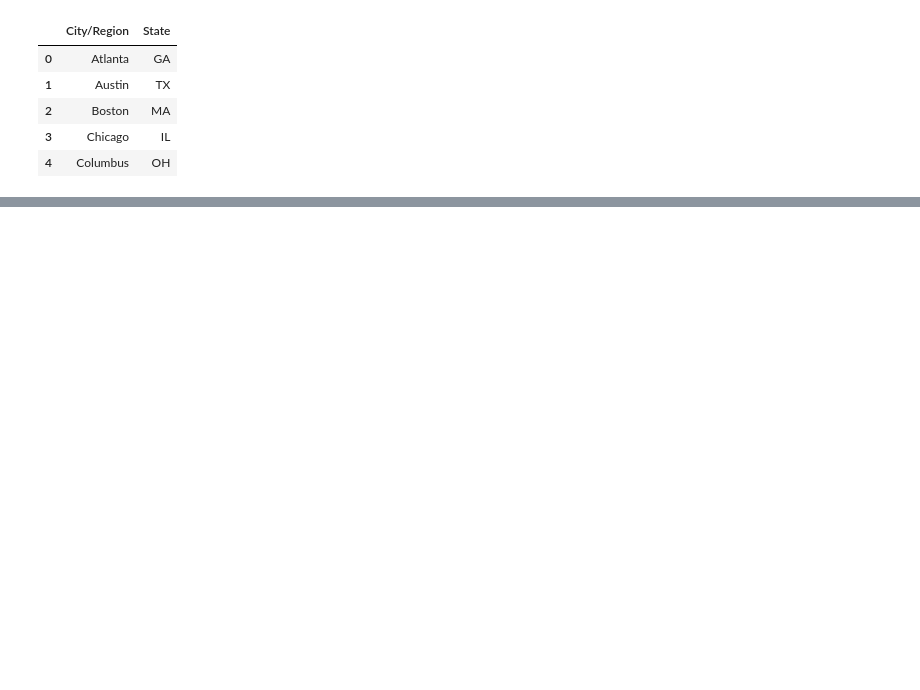
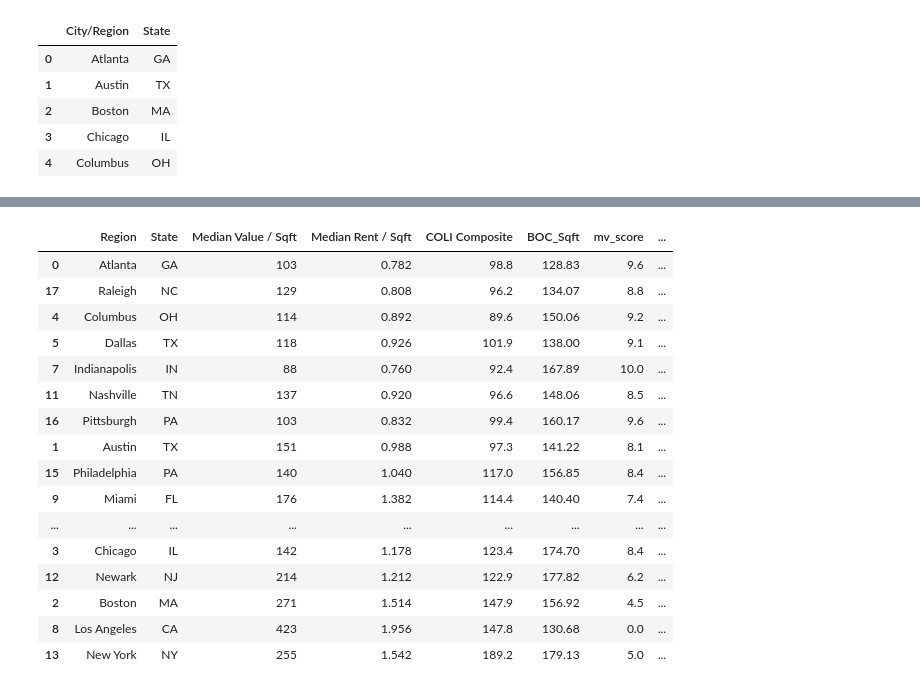
Before and after one commit to APK500/project-one, a Jupyter notebook: re_col_wip.ipynb, the cells around one changed output, grey strips where cells are left out. Saved outputs shown, nothing was run; the diff lists cells and outputs as text; code cells hidden in the pictures; blank space fills up the shorter version.

```diff
--- a/re_col_wip.ipynb
+++ b/re_col_wip.ipynb
@@ -34,3 +36,7 @@ mvsqft_df.head()
 | 2 | Chicago | IL | 142 |
 | 3 | Dallas | TX | 118 |
 | 4 | Philadelphia | PA | 140 |
+# %%
+# import office build out costs per city (JLL)
+office_boc_sqft = pd.read_csv("office_boc_sqft.csv")
+office_boc_sqft.head()
@@ -93,0 +69,7 @@ merged_df
+# %%
+# merging residential real estate costs, office real estate costs, and cost of living data part 2
+merged_df = pd.merge(new_df, coli_df,  how='left', left_on=['Region','State'], right_on = ['Urban Area','State'])
+merged_df = pd.merge(merged_df, office_boc_sqft, how='left', left_on=['Region','State'], right_on = ['City/Region','State'])
+del merged_df['Urban Area']
+del merged_df['City/Region']
+merged_df
@@ -93,0 +94,66 @@ merged_df
+# %%
+# set variables and rank median house value data
+mv_max = max(merged_df['Median Value / Sqft'])
+mv_min = min(merged_df['Median Value / Sqft'])
+mv_range = mv_max - mv_min
+merged_df['mv_score'] = 2.0
+
+for index, row in merged_df.iterrows():
+    score = (abs(row['Median Value / Sqft'] - mv_max))/mv_range*10
+    score = round(score, 1)
+    merged_df.set_value(index, 'mv_score', score)
+
+# set variables and rank median rent data
+mr_max = max(merged_df['Median Rent / Sqft'])
+mr_min = min(merged_df['Median Rent / Sqft'])
+mr_range = mr_max - mr_min
+merged_df['mr_score'] = 2.0
+
+for index, row in merged_df.iterrows():
+    score = (abs(row['Median Rent / Sqft'] - mr_max))/mr_range*10
+    score = round(score, 1)
+    merged_df.set_value(index, 'mr_score', score)
+
+# set variables and rank coli data
+coli_max = max(merged_df['COLI Composite'])
+coli_min = min(merged_df['COLI Composite'])
+coli_range = coli_max - coli_min
+merged_df['coli_score'] = 2.0
+
+for index, row in merged_df.iterrows():
+    score = (abs(row['COLI Composite'] - coli_max))/coli_range*10
+    score = round(score, 1)
+    merged_df.set_value(index, 'coli_score', score)
+
+# set variables and rank boc data
+boc_max = max(merged_df['BOC_Sqft'])
+boc_min = min(merged_df['BOC_Sqft'])
+boc_range = boc_max - boc_min
+merged_df['boc_score'] = 2.0
+
+for index, row in merged_df.iterrows():
+    score = (abs(row['BOC_Sqft'] - boc_max))/boc_range*10
+    score = round(score, 1)
+    merged_df.set_value(index, 'boc_score', score)
+
+merged_df['Total Score'] = (merged_df['mv_score']+merged_df['mr_score']+merged_df['coli_score']+merged_df['boc_score'])/4
+merged_df['Total Score'] = round(merged_df['Total Score'], 2)
+merged_df.sort_values('Total Score', ascending=False)
+# %% [output]
+|  | Region | State | Median Value / Sqft | Median Rent / Sqft | COLI Composite | BOC_Sqft | mv_score | ... |
+| 0 | Atlanta | GA | 103 | 0.782 | 98.8 | 128.83 | 9.6 | ... |
+| 17 | Raleigh | NC | 129 | 0.808 | 96.2 | 134.07 | 8.8 | ... |
+| 4 | Columbus | OH | 114 | 0.892 | 89.6 | 150.06 | 9.2 | ... |
+| 5 | Dallas | TX | 118 | 0.926 | 101.9 | 138.00 | 9.1 | ... |
+| 7 | Indianapolis | IN | 88 | 0.760 | 92.4 | 167.89 | 10.0 | ... |
+| 11 | Nashville | TN | 137 | 0.920 | 96.6 | 148.06 | 8.5 | ... |
+| 16 | Pittsburgh | PA | 103 | 0.832 | 99.4 | 160.17 | 9.6 | ... |
+| 1 | Austin | TX | 151 | 0.988 | 97.3 | 141.22 | 8.1 | ... |
+| 15 | Philadelphia | PA | 140 | 1.040 | 117.0 | 156.85 | 8.4 | ... |
+| 9 | Miami | FL | 176 | 1.382 | 114.4 | 140.40 | 7.4 | ... |
+| ... | ... | ... | ... | ... | ... | ... | ... | ... |
+| 3 | Chicago | IL | 142 | 1.178 | 123.4 | 174.70 | 8.4 | ... |
+| 12 | Newark | NJ | 214 | 1.212 | 122.9 | 177.82 | 6.2 | ... |
+| 2 | Boston | MA | 271 | 1.514 | 147.9 | 156.92 | 4.5 | ... |
+| 8 | Los Angeles | CA | 423 | 1.956 | 147.8 | 130.68 | 0.0 | ... |
+| 13 | New York | NY | 255 | 1.542 | 189.2 | 179.13 | 5.0 | ... |
```
Also changed, not shown: parts of 7 cells of this notebook, 7 other files.
